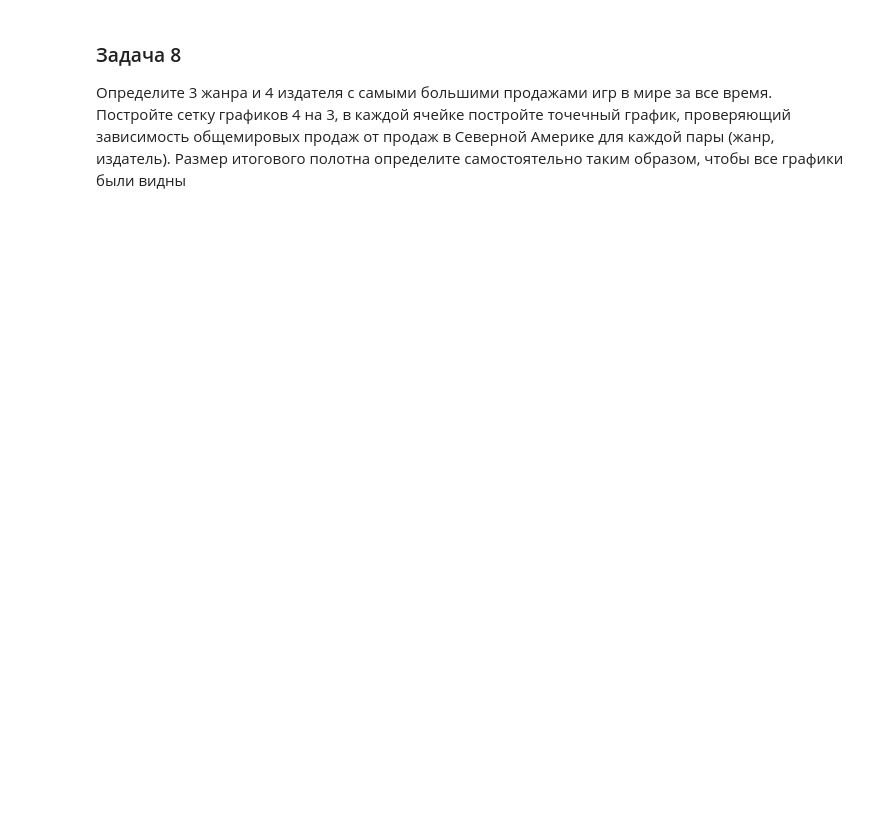
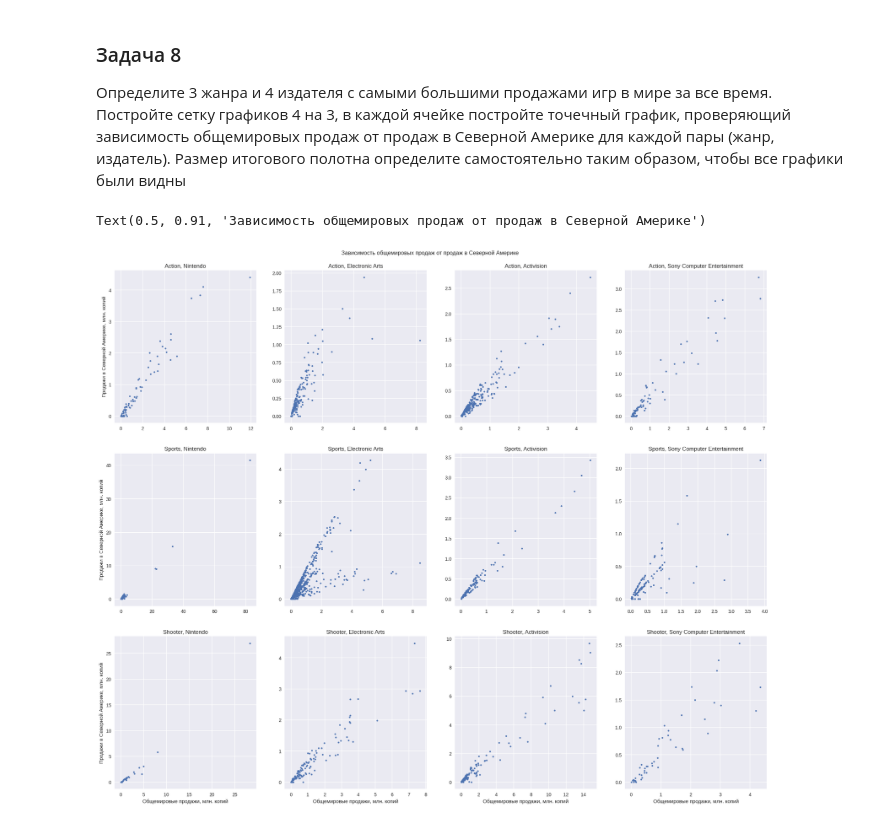
Before and after one commit to scomarae/SkillBox, a Jupyter notebook: matplotlib_2_ДЗ.ipynb, the cells around one changed output. Saved outputs shown, nothing was run; the diff lists cells and outputs as text; code cells hidden in the pictures; blank space fills up the shorter version.

```diff
--- a/matplotlib_2_ДЗ.ipynb
+++ b/matplotlib_2_ДЗ.ipynb
@@ -192,0 +213,21 @@ ax.bar(data['Platform'], data['JP_Sales'])
+# %%
+genres = list(df.groupby('Genre')['Global_Sales'].sum().sort_values(ascending=False).head(3).reset_index()['Genre'])
+publishers = list(df.groupby('Publisher')['Global_Sales'].sum().sort_values(ascending=False).head(4).reset_index()['Publisher'])
+
+fig, axs = plt.subplots(nrows=3, ncols=4, figsize=(25, 20)) # можно использовать sharex и sharey, так будет явно нагляднее, но графики будут мельчить(((
+
+for i, i_pub in enumerate(publishers):
+  for j, j_genre in enumerate(genres):
+    data = df[(df['Genre'] == j_genre) & (df['Publisher'] == i_pub)][['NA_Sales', 'Global_Sales']]
+    ax = axs[j][i]
+    ax.scatter(data['Global_Sales'], data['NA_Sales'], s=10)
+    ax.set_title(j_genre + ', ' + i_pub)
+    if i == 0:
+      ax.set_ylabel('Продажи в Северной Америке, млн. копий')
+    if j == 2:
+      ax.set_xlabel('Общемировые продажи, млн. копий')
+
+fig.suptitle('Зависимость общемировых продаж от продаж в Северной Америке', y=0.91)
+# %% [output]
+Text(0.5, 0.91, 'Зависимость общемировых продаж от продаж в Северной Америке')
+[figure, added]
```
Also changed, not shown: parts of 5 cells of this notebook.
